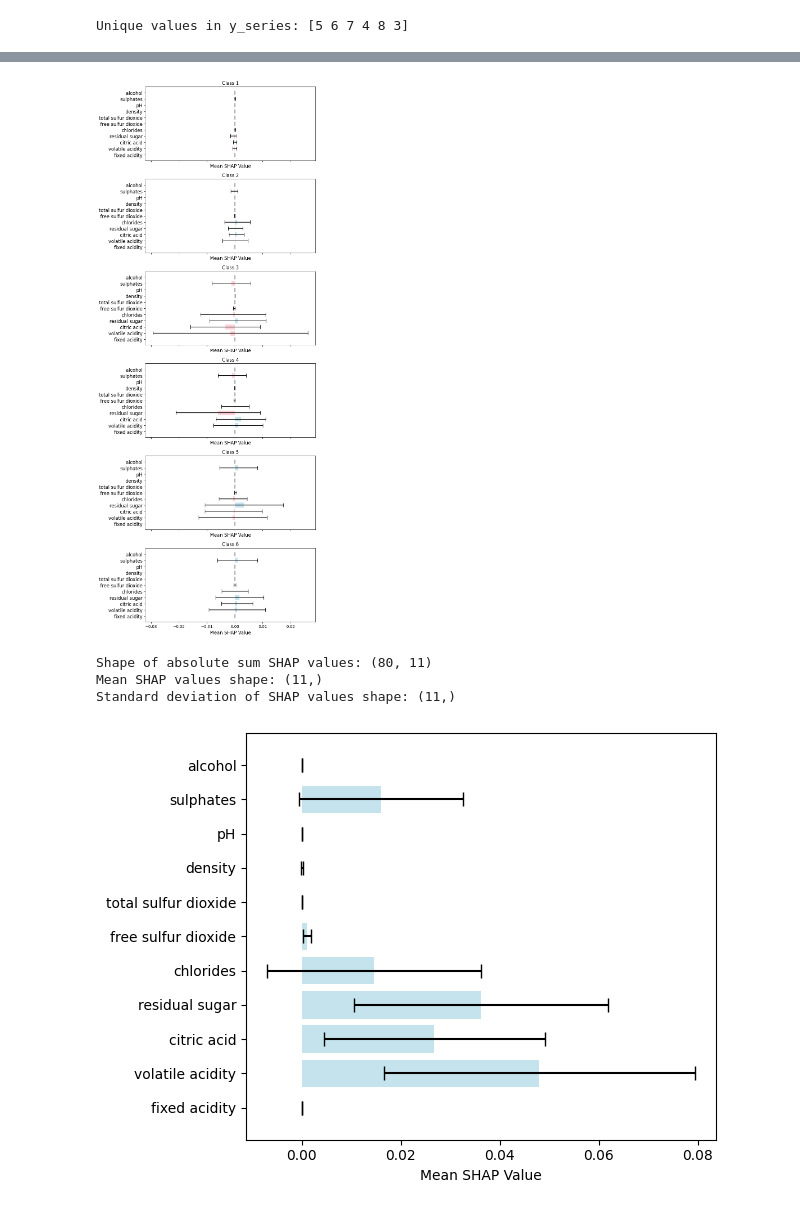
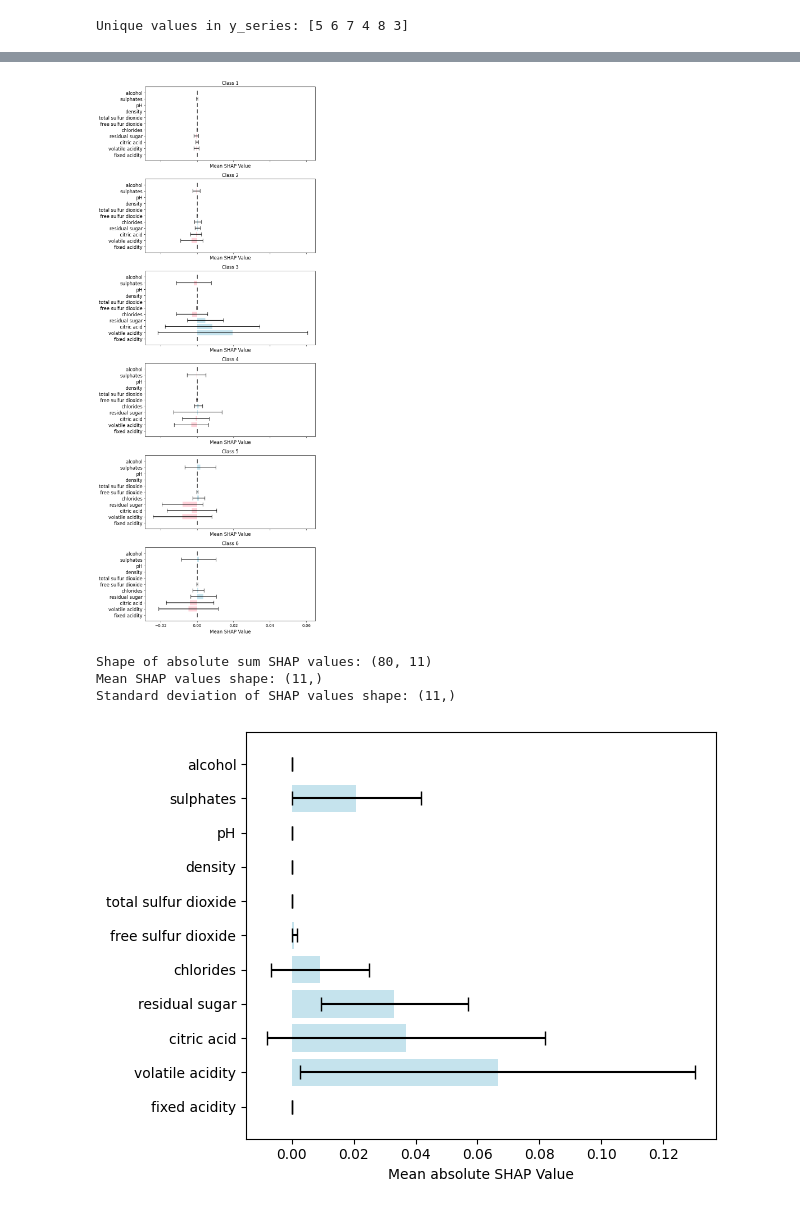
Before and after one commit to YG29/bachelorThesis, a Jupyter notebook: notebooks/wine_gbt.ipynb, the cells around one changed output, grey strips where cells are left out. Cells and saved outputs as stored; diff of their text form; code cells hidden in the pictures.

```diff
--- a/notebooks/wine_gbt.ipynb
+++ b/notebooks/wine_gbt.ipynb
@@ -309,5 +360,5 @@ tf.Tensor(
 # %%
-PLOT = 201
+PLOT = 100
 # %%
 classes = ['Class 1', 'Class 2', 'Class 3', 'Class 4', 'Class 5', 'Class 6']
 mean_predict_plot = mean_predict[PLOT]
@@ -539,7 +577,7 @@ for cls in range(num_classes):
 plt.tight_layout()
 plt.show()
 # %% [output]
-[figure, old version]
+[figure, new version]
 # %%
 # Compute absolute sum across classes (axis=2)
 absolute_sum_shap_values = np.abs(stacked_shap_values).sum(axis=2)
@@ -562,16 +600,16 @@ Standard deviation of SHAP values shape: (11,)
 # %%
 # Plotting
 fig, ax = plt.subplots()
 
 # Plot bars for mean SHAP values
 bars = ax.barh(shap_features, mean_shap_sum, xerr=sd_shap_sum, align='center', color='lightblue',alpha=0.7, capsize=5)
 
 # Adding labels and title
-ax.set_xlabel('Mean SHAP Value')
+ax.set_xlabel('Mean absolute SHAP Value')
 
 # Show plot
 plt.tight_layout()
 plt.show()
 # %% [output]
-[figure, old version]
+[figure, new version]
 # %%
```
Also changed, not shown: parts of 32 cells of this notebook, 13 other files.
